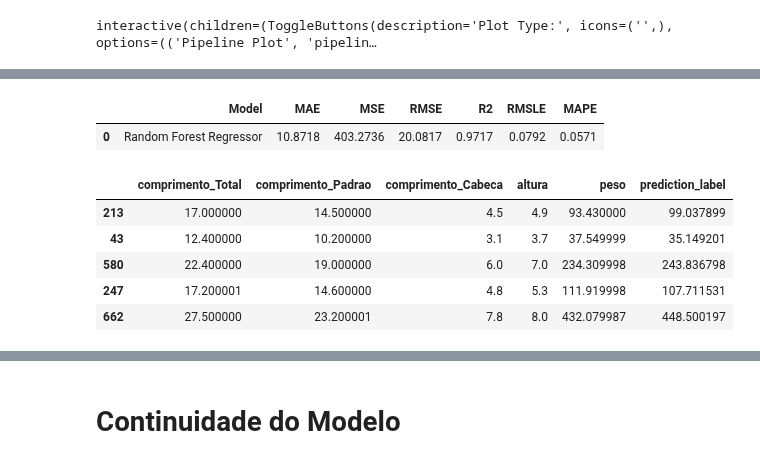
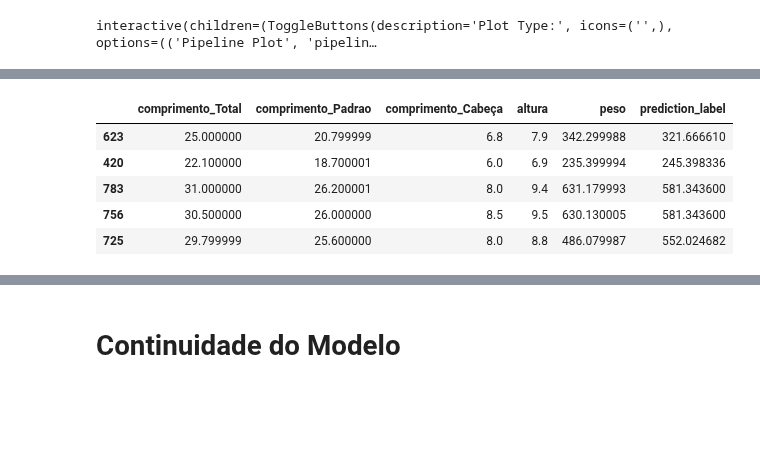
Before and after one commit to crisGriebler/IRD, a Jupyter notebook: fish/weight_pred/esalq_peso.ipynb, the cells around one changed output, grey strips where cells are left out. Saved outputs shown, nothing was run; the diff lists cells and outputs as text; code cells hidden in the pictures; blank space fills up the shorter version.

```diff
--- a/fish/weight_pred/esalq_peso.ipynb
+++ b/fish/weight_pred/esalq_peso.ipynb
@@ -16,6 +16,6 @@ def parser(x):
     return pd.datetime.strptime('190'+x, '%Y-%m')
 
 #Agora vamos importar nosso arquivo
-df = pd.read_excel('biometria.xlsx', sheet_name='Página1')
+df = pd.read_excel('Variavel.xlsx', sheet_name='LookerStudio')
 print(df.tail(10))
 # %% [output]
@@ -39,7 +39,6 @@ print(df.tail(10))
 # %%
 # Dropping the columns
 df2 = df.drop(columns=[
-'data',
 'Index',
 'espessura'
 ])
@@ -108,6 +107,6 @@ best_model = exp2.compare_models()
 [interactive output not drawn]
 # %%
-rf = exp2.create_model('rf')
+rf = exp2.create_model('lightgbm')
 # %% [output]
 [interactive output not drawn]
 |  | MAE | MSE | RMSE | R2 | RMSLE | MAPE |
@@ -136,5 +135,5 @@ exp2.evaluate_model(rf)
 interactive(children=(ToggleButtons(description='Plot Type:', icons=('',), options=(('Pipeline Plot', 'pipelin…
 # %%
 peso_pred_semEspe = exp2.predict_model(rf)
-peso_pred_semEspe.tail(5)
+peso_pred_semEspe.tail(10)
 # %% [output]
@@ -141,8 +141,6 @@ peso_pred_semEspe.tail(5)
-|  | Model | MAE | MSE | RMSE | R2 | RMSLE | MAPE |
-| 0 | Random Forest Regressor | 10.8718 | 403.2736 | 20.0817 | 0.9717 | 0.0792 | 0.0571 |
+|  | comprimento_Total | comprimento_Padrao | comprimento_Cabeça | altura | peso | prediction_label |
+| 623 | 25.000000 | 20.799999 | 6.8 | 7.9 | 342.299988 | 321.666610 |
+| 420 | 22.100000 | 18.700001 | 6.0 | 6.9 | 235.399994 | 245.398336 |
+| 783 | 31.000000 | 26.200001 | 8.0 | 9.4 | 631.179993 | 581.343600 |
+| 756 | 30.500000 | 26.000000 | 8.5 | 9.5 | 630.130005 | 581.343600 |
+| 725 | 29.799999 | 25.600000 | 8.0 | 8.8 | 486.079987 | 552.024682 |
-|  | comprimento_Total | comprimento_Padrao | comprimento_Cabeca | altura | peso | prediction_label |
-| 213 | 17.000000 | 14.500000 | 4.5 | 4.9 | 93.430000 | 99.037899 |
-| 43 | 12.400000 | 10.200000 | 3.1 | 3.7 | 37.549999 | 35.149201 |
-| 580 | 22.400000 | 19.000000 | 6.0 | 7.0 | 234.309998 | 243.836798 |
-| 247 | 17.200001 | 14.600000 | 4.8 | 5.3 | 111.919998 | 107.711531 |
-| 662 | 27.500000 | 23.200001 | 7.8 | 8.0 | 432.079987 | 448.500197 |
```
Also changed, not shown: parts of 8 cells of this notebook.
